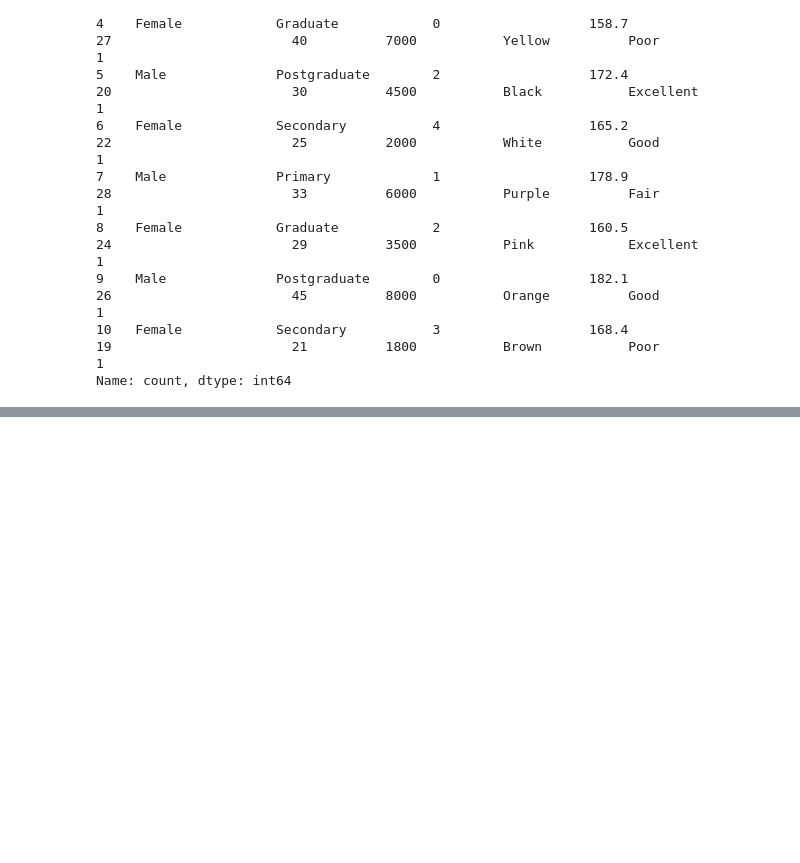
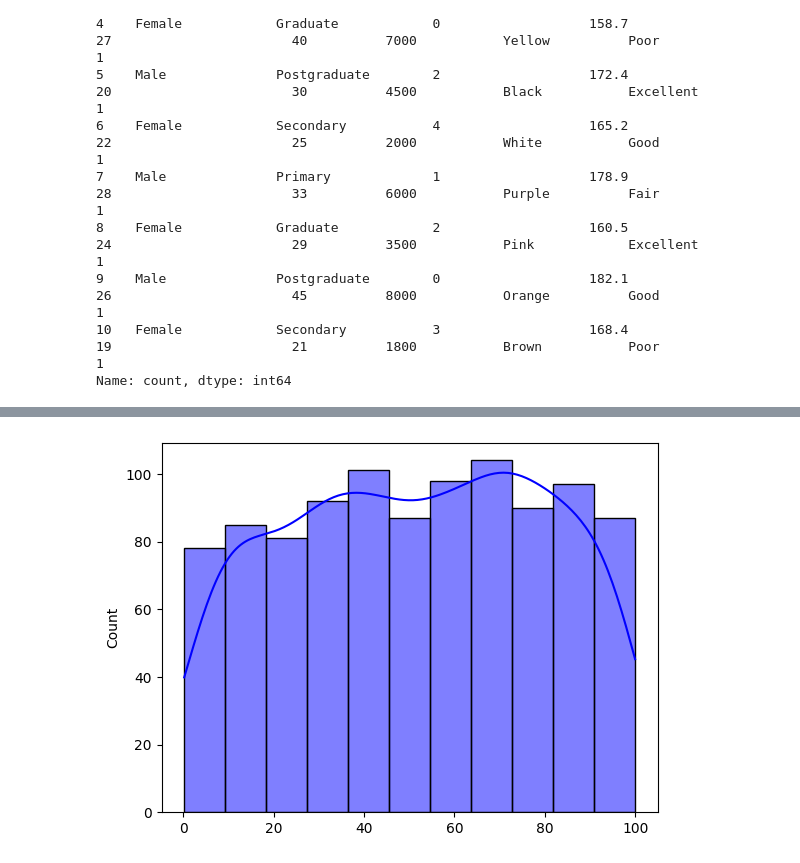
Before and after one commit to vishva0710/ML-From-Scratch, a Jupyter notebook: statistics_ml.ipynb, the cells around one changed output, grey strips where cells are left out. Cells and saved outputs as stored; diff of their text form; code cells hidden in the pictures; blank space fills up the shorter version.

```diff
--- a/statistics_ml.ipynb
+++ b/statistics_ml.ipynb
@@ -144,0 +248,7 @@ Name: count, dtype: int64
+# %%
+#Uniform Distribution
+uni_data=np.random.uniform(low=0, high=100, size=1000)
+sns.histplot(uni_data,kde=True,color='blue')
+plt.show()# it is equal chance
+# %% [output]
+[figure, added]
```
Also changed, not shown: parts of 19 cells of this notebook.
